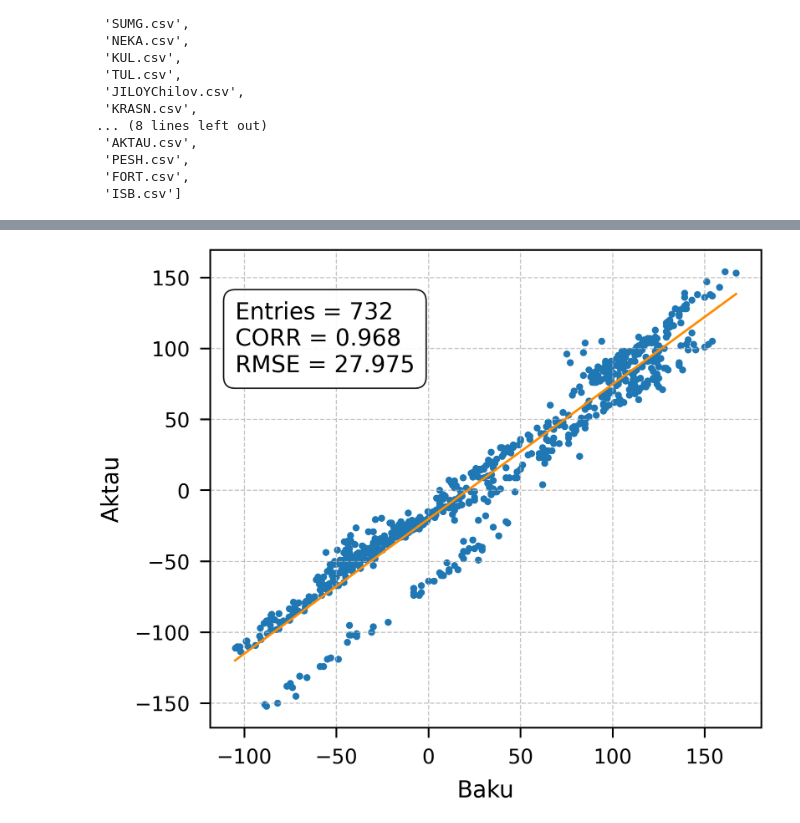
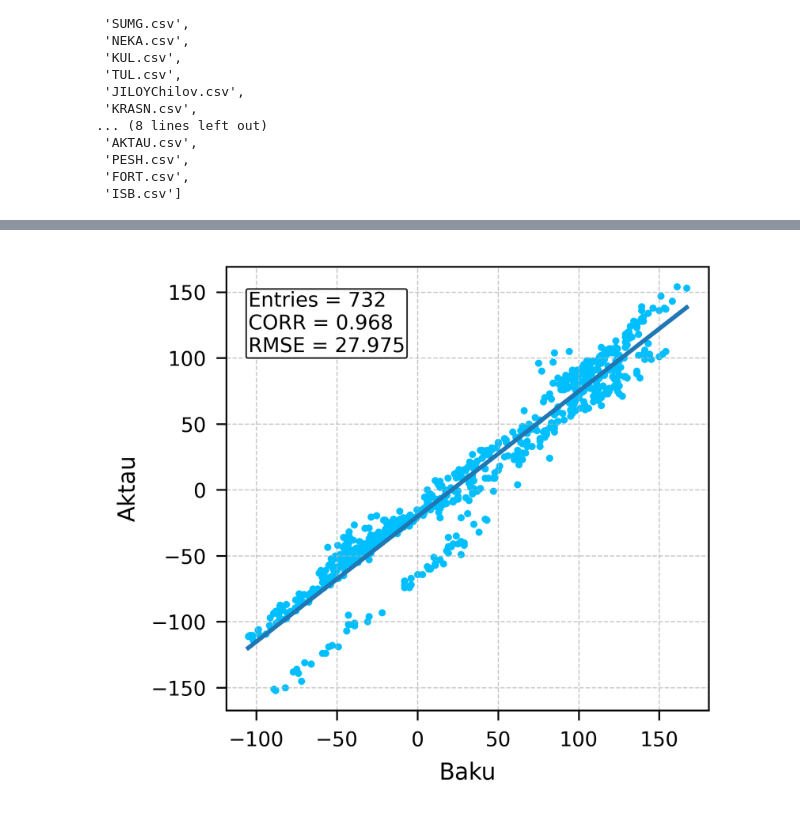
Before and after one commit to GammaFuncti0n/CaspianSeaLevel, a Jupyter notebook: sea_level.ipynb, the cells around one changed output, grey strips where cells are left out. Drawn from its saved outputs; the diff is of its cells as text; code cells hidden in the pictures.

```diff
--- a/sea_level.ipynb
+++ b/sea_level.ipynb
@@ -77,14 +77,7 @@ post_2_data['sea_level'] = pd.to_numeric(post_2_data['sea_level'], errors='coerc
 width = 75
 height = 65
 
-mpl.rcParams.update({
-    'figure.figsize': [width/25.4, height/25.4],
-    'figure.dpi': 600,
-    'figure.autolayout': False,
-    'figure.constrained_layout.use': True,
-    'figure.constrained_layout.h_pad': 0.02,  # Горизонтальный отступ
-    'figure.constrained_layout.w_pad': 0.02,  # Вертикальный отступ
-
+plt.rcParams.update({
     'font.family': 'sans-serif',  # 'sans-serif' 'serif'
     'font.size': 8,
     'axes.titlesize': 9,
@@ -100,12 +93,5 @@ mpl.rcParams.update({
     'grid.linewidth': 0.4,
     'grid.alpha': 0.7,
     'grid.linestyle': '--',
-
-    'savefig.dpi': 600,
-    'savefig.bbox': 'tight',      # обрезать пустые области
-    'savefig.pad_inches': 0.02,   # минимальный отступ при сохранении
-    'savefig.facecolor': 'white',
-    'savefig.edgecolor': 'none',
-    'savefig.format': 'png',
 })
 # %%
@@ -150,40 +143,47 @@ def stat(x: np.ndarray, y: np.ndarray):
         'rmse': rmse,
         'a': a,
         'b': b
     }
 
-fig = plt.figure()
-ax = fig.add_axes([0.9, 0.9, 0.9, 0.9])
+fig = plt.figure(figsize=(width/25.4, height/25.4), dpi=600)
+ax = fig.add_subplot(111)
+
+fig.subplots_adjust(
+    left=0.2,
+    right=0.99,
+    bottom=0.15,
+    top=0.99
+)
 
 df_dummy = pd.merge(post_1_data, post_2_data, on='datetime', suffixes=('_post1', '_post2')).dropna()
-ax.scatter(df_dummy['sea_level_post2'], df_dummy['sea_level_post1'], s=2.0)
+ax.scatter(df_dummy['sea_level_post2'], df_dummy['sea_level_post1'], s=2.2, color=[0, 191/255, 255/255])
 
 statistics = stat(df_dummy['sea_level_post2'], df_dummy['sea_level_post1'])
 x_min_ = np.min(df_dummy['sea_level_post2'])
 x_max_ = np.max(df_dummy['sea_level_post2'])
 y_min_ = np.min(df_dummy['sea_level_post1'])
 y_max_ = np.max(df_dummy['sea_level_post1'])
-ax.plot([x_min_, x_max_],[x_min_*statistics['a']+statistics['b'], x_max_*statistics['a']+statistics['b']], c='darkorange')
+ax.plot([x_min_, x_max_],[x_min_*statistics['a']+statistics['b'], x_max_*statistics['a']+statistics['b']], linewidth=1.5)
 
 if((width==75) and (height==65)):
     d_ = y_max_ - y_min_
     delta_ = d_/13
     text_str = f"Entries = {statistics['entries']}\nCORR = {statistics['corr']:.3f}\nRMSE = {statistics['rmse']:.3f}"
-    plt.text(x_min_, y_max_-3*delta_,
+    plt.text(x_min_, y_max_-2.1*delta_,
             text_str,
-            bbox=dict(boxstyle='round,pad=0.5',
+            bbox=dict(boxstyle='round,pad=0.1',
                     facecolor='white',
                     alpha=0.9,
                     edgecolor='black',
-                    linewidth=0.5))
+                    linewidth=0.5), size=7.0)
 
 plt.xlabel(post_ind[post_2_ind])
 plt.ylabel(post_ind[post_1_ind])
 
 plt.grid(True)
 
-plt.savefig('figure_3.png')
+plt.savefig('figure_3.png', format='png', dpi=600)
 plt.show()
 # %% [output]
-[figure, old version]
+[figure, new version]
 # %%
```
Also changed, not shown: parts of 2 cells of this notebook.
